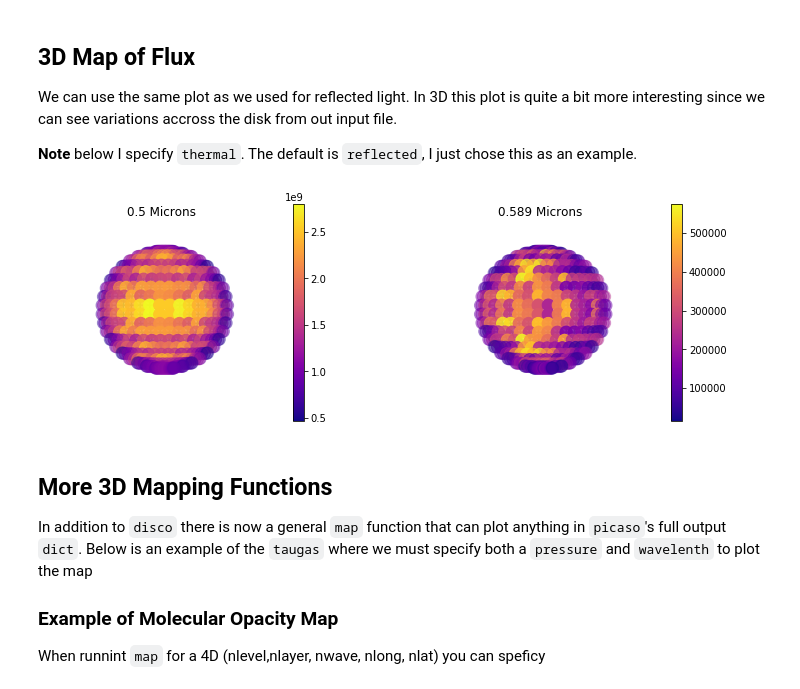
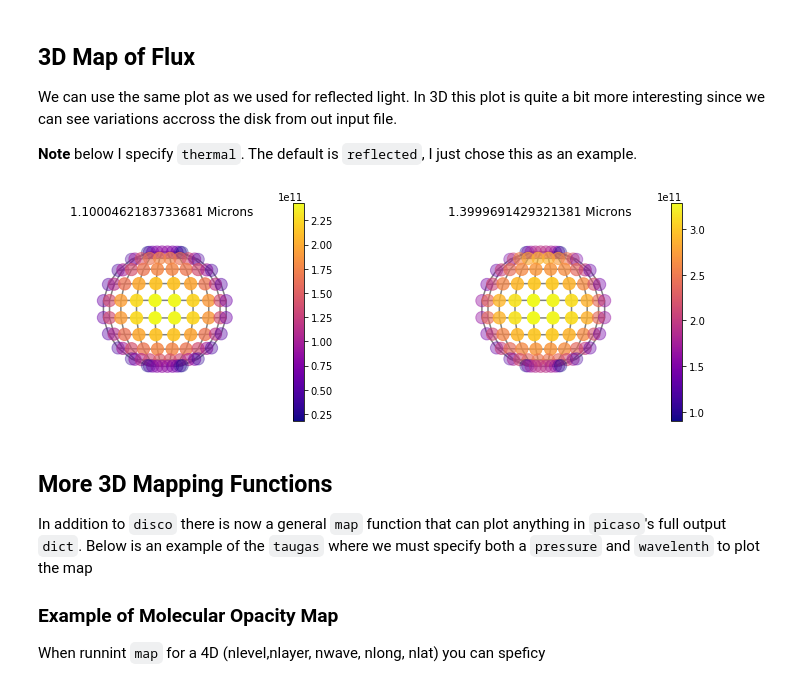
Before and after one commit to natashabatalha/picaso, a Jupyter notebook: docs/notebooks/9_Adding3DFunctionality.ipynb, the cells around one changed output. Saved outputs shown, nothing was run; the diff lists cells and outputs as text; code cells hidden in the pictures.

```diff
--- a/docs/notebooks/9_Adding3DFunctionality.ipynb
+++ b/docs/notebooks/9_Adding3DFunctionality.ipynb
@@ -28,13 +28,13 @@ Loading BokehJS ...
 # %% [markdown]
 ## Same procedure as normal
 # %%
-opacity = jdi.opannection(wave_range=[0.3,1])
+opacity = jdi.opannection(wave_range=[1.1,1.7])
 
 start_case = jdi.inputs()
 
 #phase angle
-num_gangle = 20
-num_tangle = 20
+num_gangle = 10
+num_tangle = 10
 phase = 0
 start_case.phase_angle(phase,num_gangle=num_gangle, num_tangle=num_tangle) #radians
 
@@ -156,9 +158,9 @@ We can use the same plot as we used for reflected light. In 3D this plot is quit
 
 **Note** below I specify `thermal`. The default is `reflected`, I just chose this as an example.
 # %%
-jpi.disco(out['full_output'] ,wavelength=[0.5, 0.589], calc_type='thermal')
+jpi.disco(out['full_output'] ,wavelength=[1.1, 1.4], calculation='thermal')
 # %% [output]
-[figure, old version]
+[figure, new version]
 # %% [markdown]
 ## More 3D Mapping Functions
 
```
Also changed, not shown: parts of 6 cells of this notebook, 2 other files.
